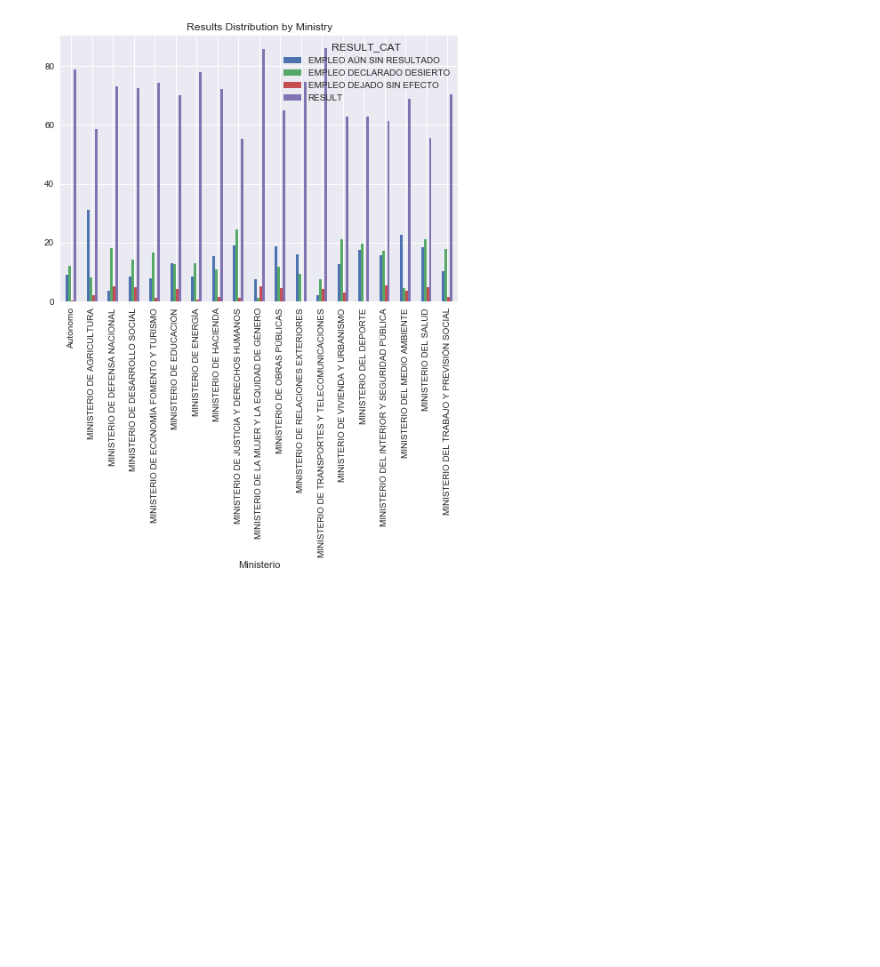
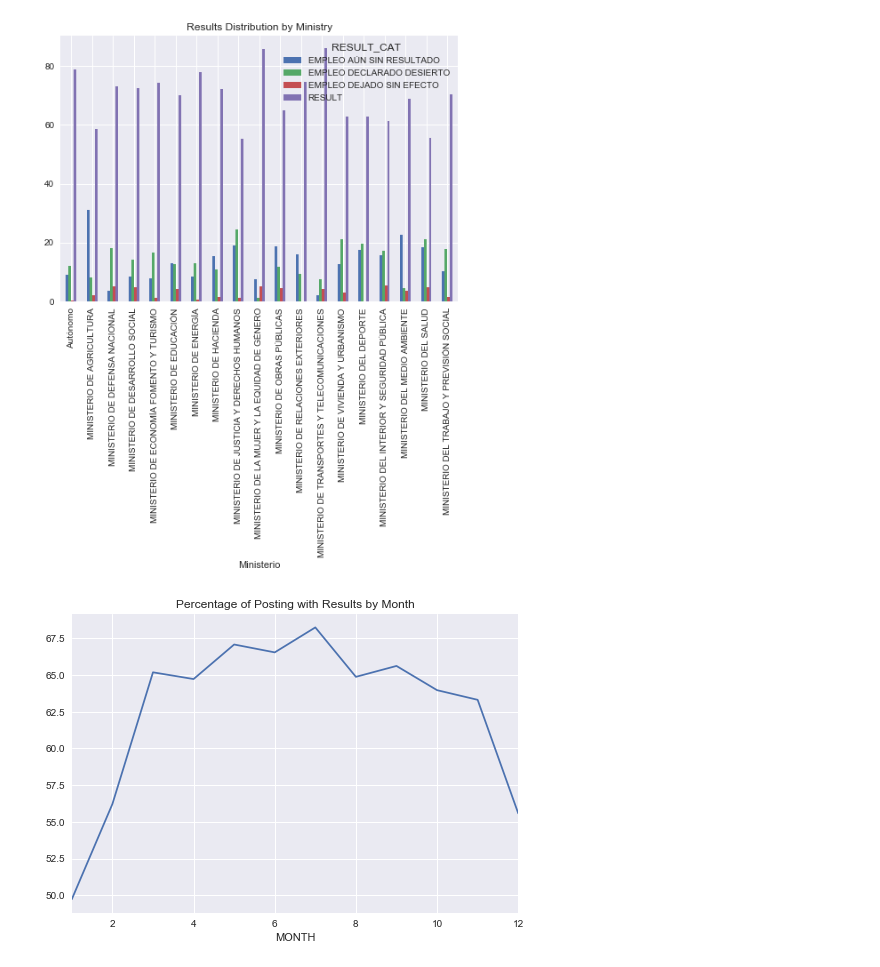
Before and after one commit to Dominiquo/public_employment, a Jupyter notebook: view_graphs.ipynb, the cells around one changed output. Cells and saved outputs as stored; diff of their text form; code cells hidden in the pictures; blank space fills up the shorter version.

```diff
--- a/view_graphs.ipynb
+++ b/view_graphs.ipynb
@@ -87,3 +87,7 @@ produce_results.results_by_ministry_plot(df)
 # %% [output]
 removing nan ministerio values...
 [figure]
+# %%
+produce_results.results_by_month_plot(df)
+# %% [output]
+[figure, added]
```
Also changed, not shown: parts of 1 cell of this notebook, 4 other files.
